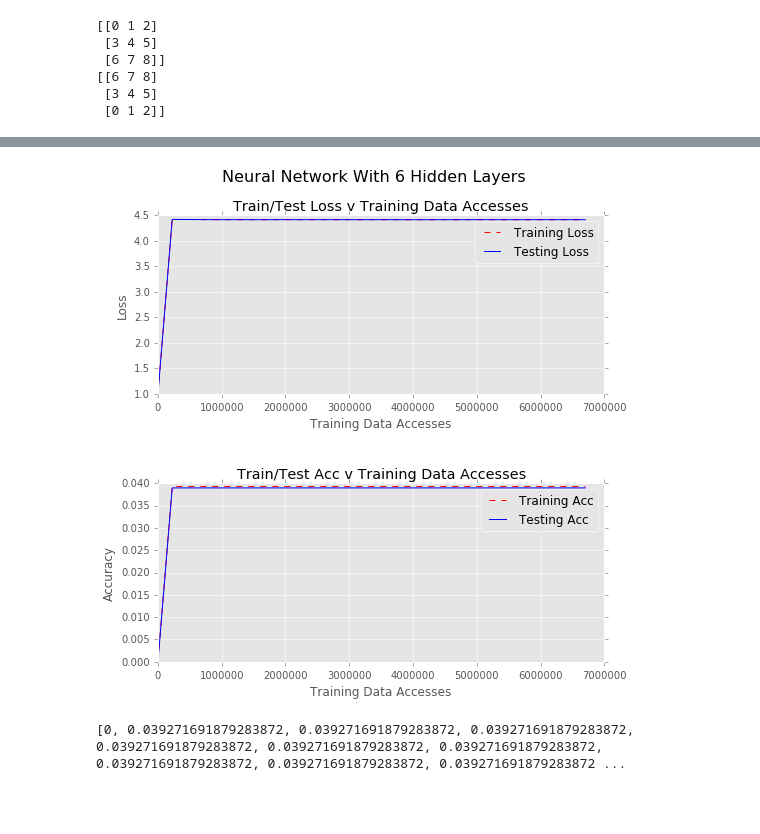
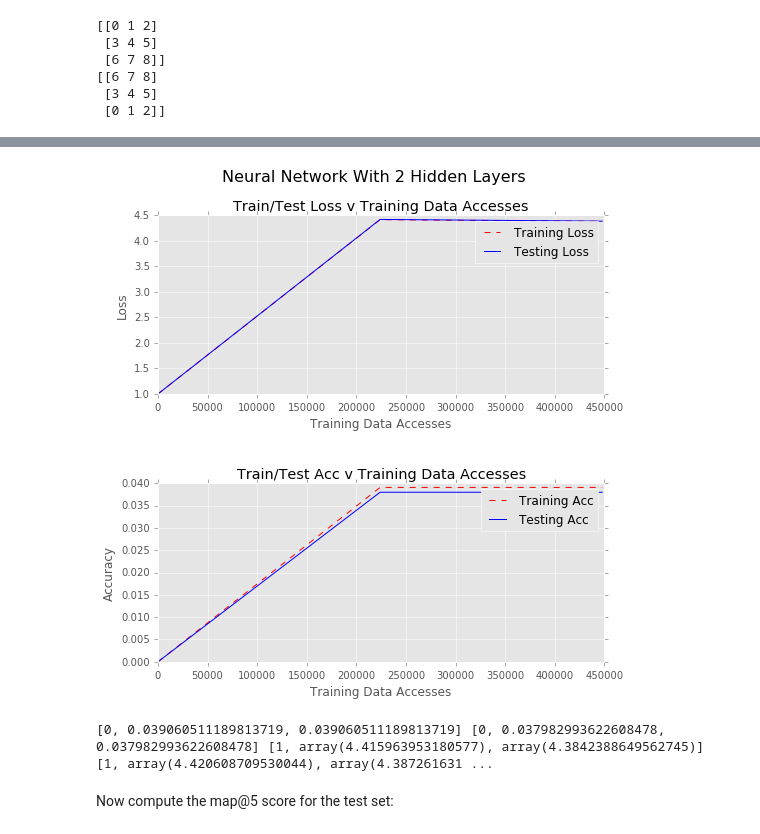
Before and after one commit to shikharmohan/EECS510, a Jupyter notebook: softmax_notebook.ipynb, the cells around one changed output, grey strips where cells are left out. Cells and saved outputs as stored; diff of their text form; code cells hidden in the pictures; blank space fills up the shorter version.

```diff
--- a/softmax_notebook.ipynb
+++ b/softmax_notebook.ipynb
@@ -276,7 +282,6 @@ model = mcLogit(X_train, y_train, X_test, y_test, 256, 0.1, total_epochs=20)
 
 def nNet(X_train, y_train, X_test, y_test,
          BATCH_SIZE, STEP_SIZE, total_epochs=10, l1_size=512, l2_size=512):
-
 
     input_var = T.matrix()
     target_var = T.ivector()
@@ -293,28 +298,6 @@ def nNet(X_train, y_train, X_test, y_test,
         network,
         l2_size,
         nonlinearity = lasagne.nonlinearities.sigmoid)
-    network = lasagne.layers.DenseLayer(
-        network,
-        l1_size,
-        nonlinearity = lasagne.nonlinearities.sigmoid)
-    network = lasagne.layers.DenseLayer(
-        network,
-        l2_size,
-        nonlinearity = lasagne.nonlinearities.sigmoid)
-    network = lasagne.layers.DenseLayer(
-        network,
-        l1_size,
-        nonlinearity = lasagne.nonlinearities.sigmoid)
-    network = lasagne.layers.DenseLayer(
-        network,
-        l2_size,
-        nonlinearity = lasagne.nonlinearities.sigmoid)
-    #network = lasagne.layers.DenseLayer(
-    #    network,
-    #    256,
-    #    nonlinearity = lasagne.nonlinearities.sigmoid)
-
-
 
     network = lasagne.layers.DenseLayer(network, 100, nonlinearity=lasagne.nonlinearities.softmax)
 
@@ -355,7 +338,6 @@ def nNet(X_train, y_train, X_test, y_test,
     tr_acc = [0]
     tst_acc = [0]
 
-
     for epoch in range(total_epochs):
         for b in range(NUM_BATCHES):
             indices = random.sample(range(X_train.shape[0]),BATCH_SIZE)
@@ -370,9 +352,7 @@ def nNet(X_train, y_train, X_test, y_test,
         tst_loss.append(loss_fcn(X_test, y_test))
 
     loss_acc_plot(tr_loss, tst_loss, tr_acc, tst_acc,
-                  'Neural Network with 6 Hidden Layers',
-                  X_train.shape[0])
-
+                  'Neural Network with 2 Hidden Layers', X_train.shape[0])
 
     print tr_acc, tst_acc, tr_loss, tst_loss
 
@@ -383,7 +363,7 @@ def nNet(X_train, y_train, X_test, y_test,
 
     return test_prediction
 # %%
-net_model = nNet(X_train, y_train, X_test, y_test, 256, 0.03, total_epochs=2, l1_size=300, l2_size=200)
+net_model = nNet(X_train, y_train, X_test, y_test, 128, 0.03, total_epochs=2, l1_size=700, l2_size=700)
 # %% [output]
-[figure, old version]
+[figure, new version]
-[0, 0.039271691879283872, 0.039271691879283872, 0.039271691879283872, 0.039271691879283872, 0.039271691879283872, 0.039271691879283872, 0.039271691879283872, 0.039271691879283872, 0.039271691879283872 ...
+[0, 0.039060511189813719, 0.039060511189813719] [0, 0.037982993622608478, 0.037982993622608478] [1, array(4.415963953180577), array(4.3842388649562745)] [1, array(4.420608709530044), array(4.387261631 ...
@@ -389,0 +406,2 @@ net_model = nNet(X_train, y_train, X_test, y_test, 256, 0.03, total_epochs=2, l1
+# %% [markdown]
+Now compute the map@5 score for the test set:
```
Also changed, not shown: parts of 9 cells of this notebook.
